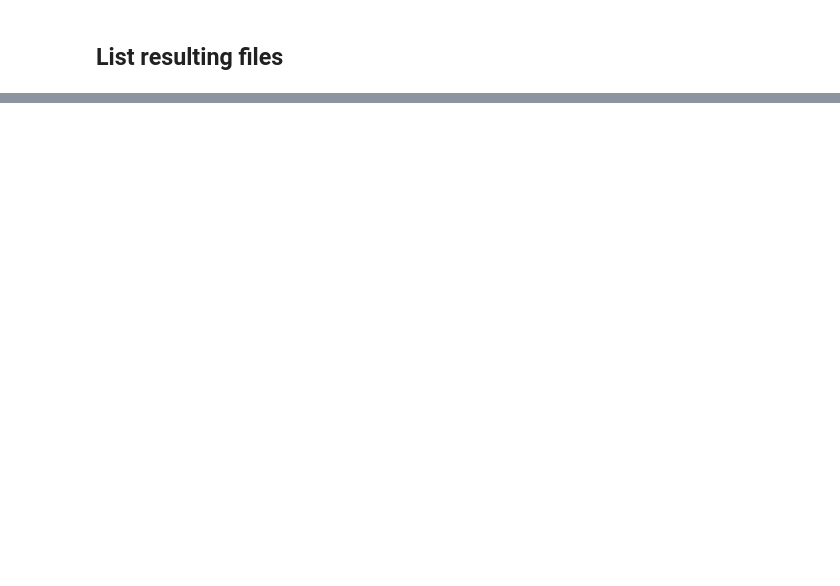
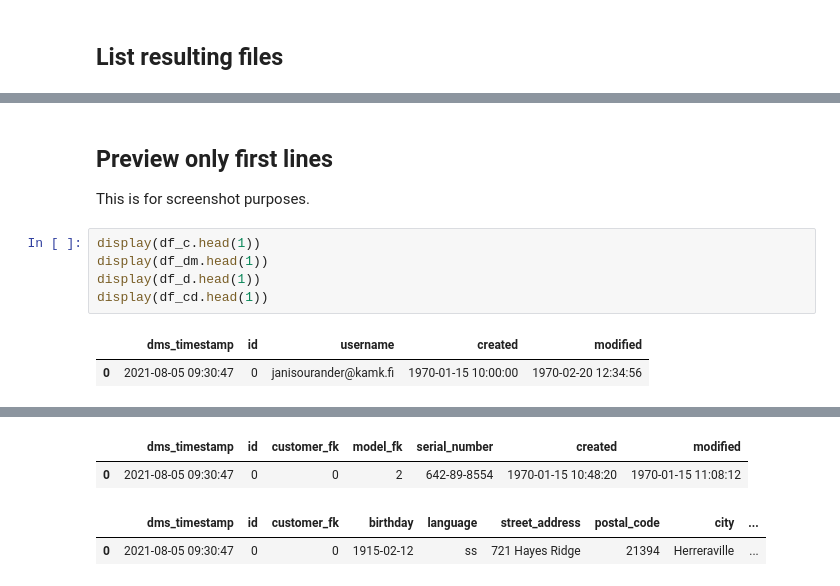
Before and after one commit to sourander/kamk-thesis, a Jupyter notebook: 01_generate_dms_output.ipynb, the cells around one changed output, grey strips where cells are left out. Drawn from its saved outputs; the diff is of its cells as text; blank space fills up the shorter version.

```diff
--- a/01_generate_dms_output.ipynb
+++ b/01_generate_dms_output.ipynb
@@ -300,0 +309,12 @@ for k, f in table_paths.items():
+# %% [markdown]
+## Preview only first lines
+
+This is for screenshot purposes.
+# %%
+display(df_c.head(1))
+display(df_dm.head(1))
+display(df_d.head(1))
+display(df_cd.head(1))
+# %% [output]
+|  | dms_timestamp | id | username | created | modified |
+| 0 | 2021-08-05 09:30:47 | 0 | janisourander@kamk.fi | 1970-01-15 10:00:00 | 1970-02-20 12:34:56 |
@@ -300,0 +323,4 @@ for k, f in table_paths.items():
+|  | dms_timestamp | id | customer_fk | model_fk | serial_number | created | modified |
+| 0 | 2021-08-05 09:30:47 | 0 | 0 | 2 | 642-89-8554 | 1970-01-15 10:48:20 | 1970-01-15 11:08:12 |
+|  | dms_timestamp | id | customer_fk | birthday | language | street_address | postal_code | city | ... |
+| 0 | 2021-08-05 09:30:47 | 0 | 0 | 1915-02-12 | ss | 721 Hayes Ridge | 21394 | Herreraville | ... |
```
Also changed, not shown: parts of 8 cells of this notebook, 3 other files.
